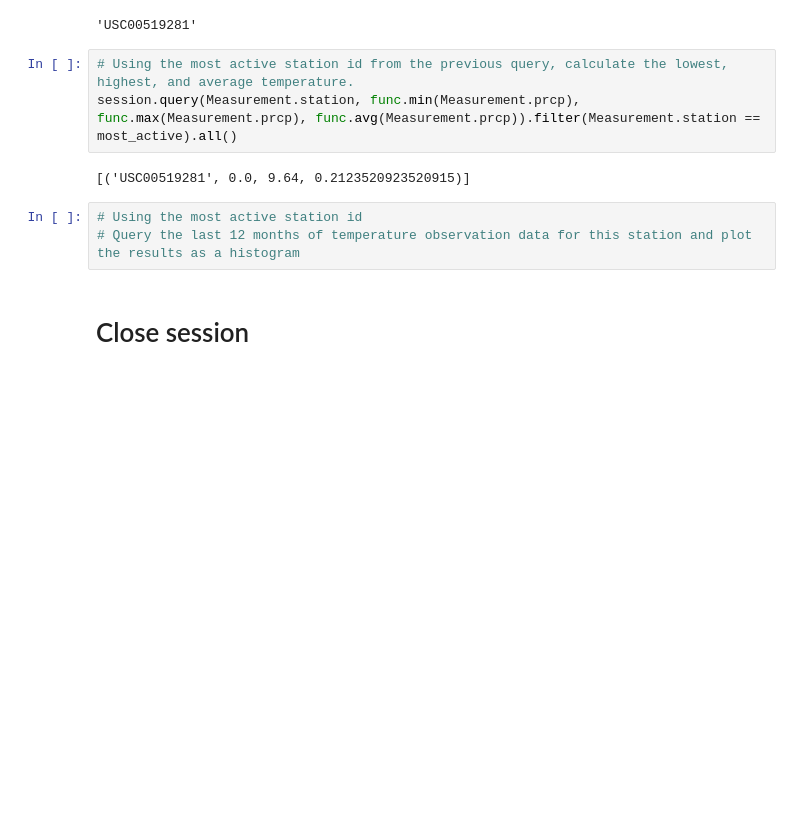
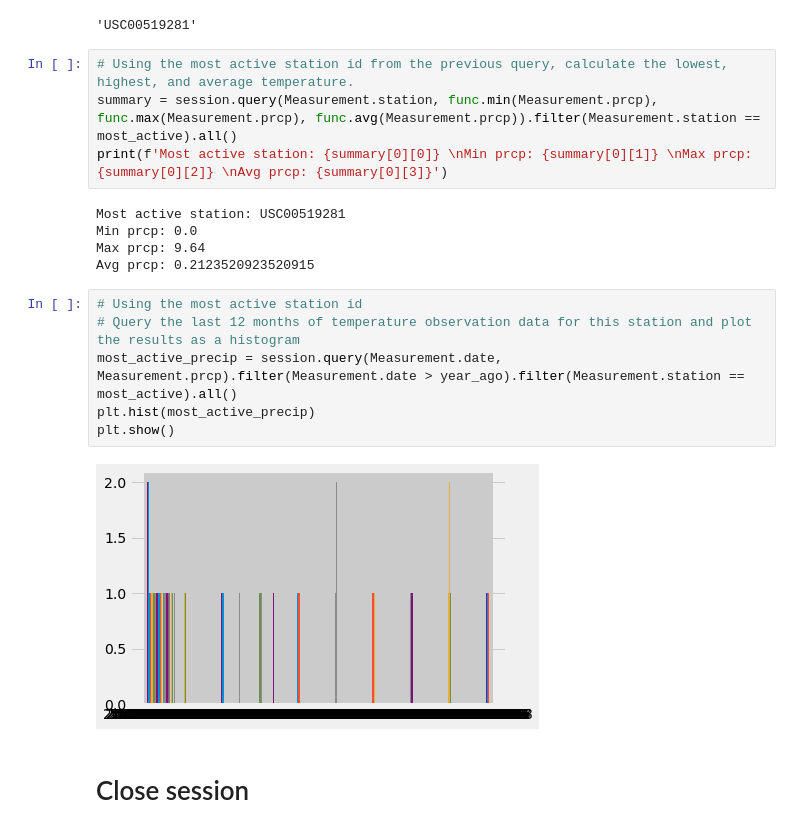
Before and after one commit to g8r1fl/sqlalchemy-challenge, a Jupyter notebook: climate_starter.ipynb, the cells around one changed output. Saved outputs shown, nothing was run; the diff lists cells and outputs as text; blank space fills up the shorter version.

Commit message:
queried last 12 months of most active and plotted histogram but it's not correct.

```diff
--- a/climate_starter.ipynb
+++ b/climate_starter.ipynb
@@ -135,12 +135,21 @@ most_active
 'USC00519281'
 # %%
 # Using the most active station id from the previous query, calculate the lowest, highest, and average temperature.
-session.query(Measurement.station, func.min(Measurement.prcp), func.max(Measurement.prcp), func.avg(Measurement.prcp)).filter(Measurement.station == most_active).all()
+summary = session.query(Measurement.station, func.min(Measurement.prcp), func.max(Measurement.prcp), func.avg(Measurement.prcp)).filter(Measurement.station == most_active).all()
+print(f'Most active station: {summary[0][0]} \nMin prcp: {summary[0][1]} \nMax prcp: {summary[0][2]} \nAvg prcp: {summary[0][3]}')
 # %% [output]
-[('USC00519281', 0.0, 9.64, 0.2123520923520915)]
+Most active station: USC00519281
+Min prcp: 0.0
+Max prcp: 9.64
+Avg prcp: 0.2123520923520915
 # %%
 # Using the most active station id
 # Query the last 12 months of temperature observation data for this station and plot the results as a histogram
+most_active_precip = session.query(Measurement.date, Measurement.prcp).filter(Measurement.date > year_ago).filter(Measurement.station == most_active).all()
+plt.hist(most_active_precip)
+plt.show()
+# %% [output]
+[figure, added]
 # %% [markdown]
 # Close session
 # %%
```
